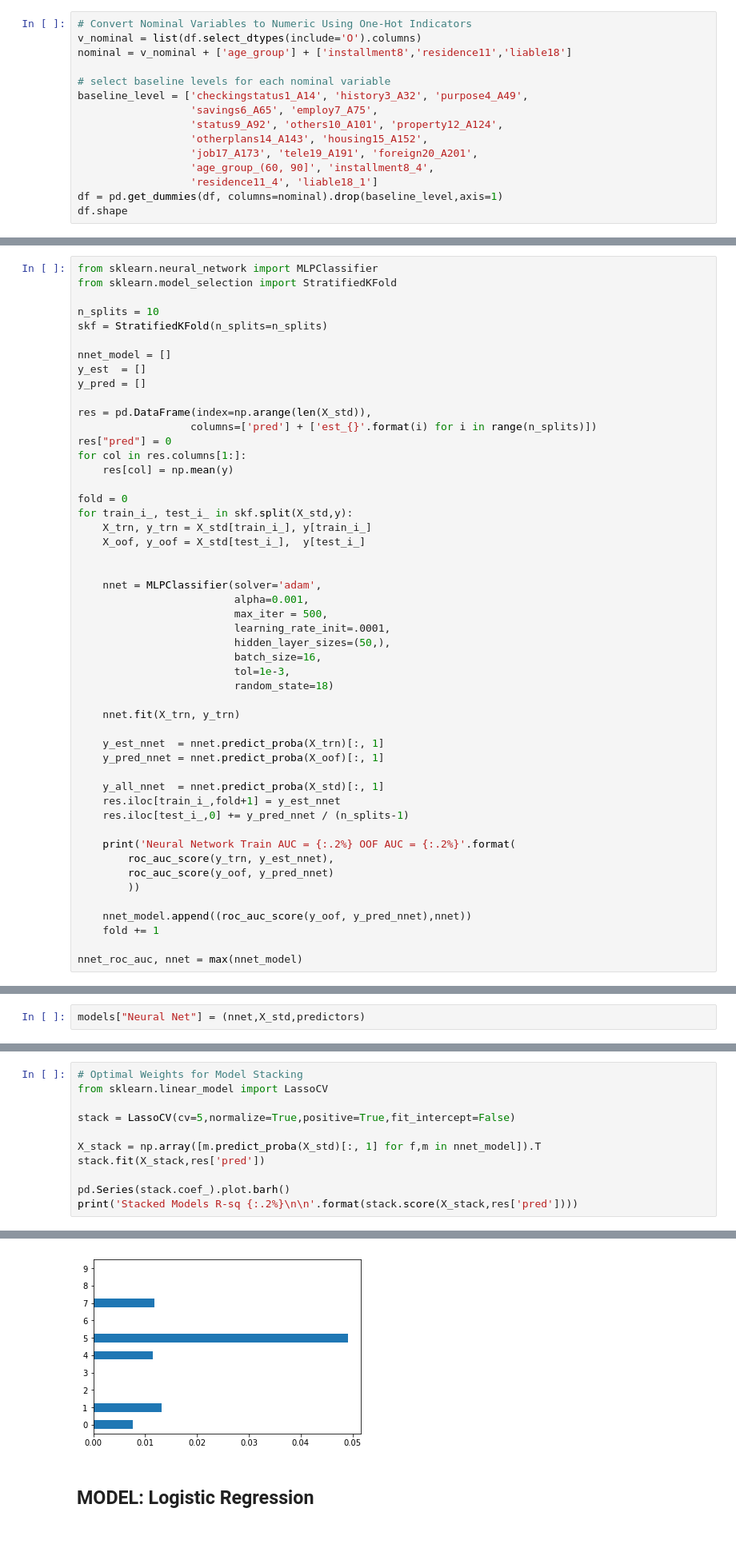
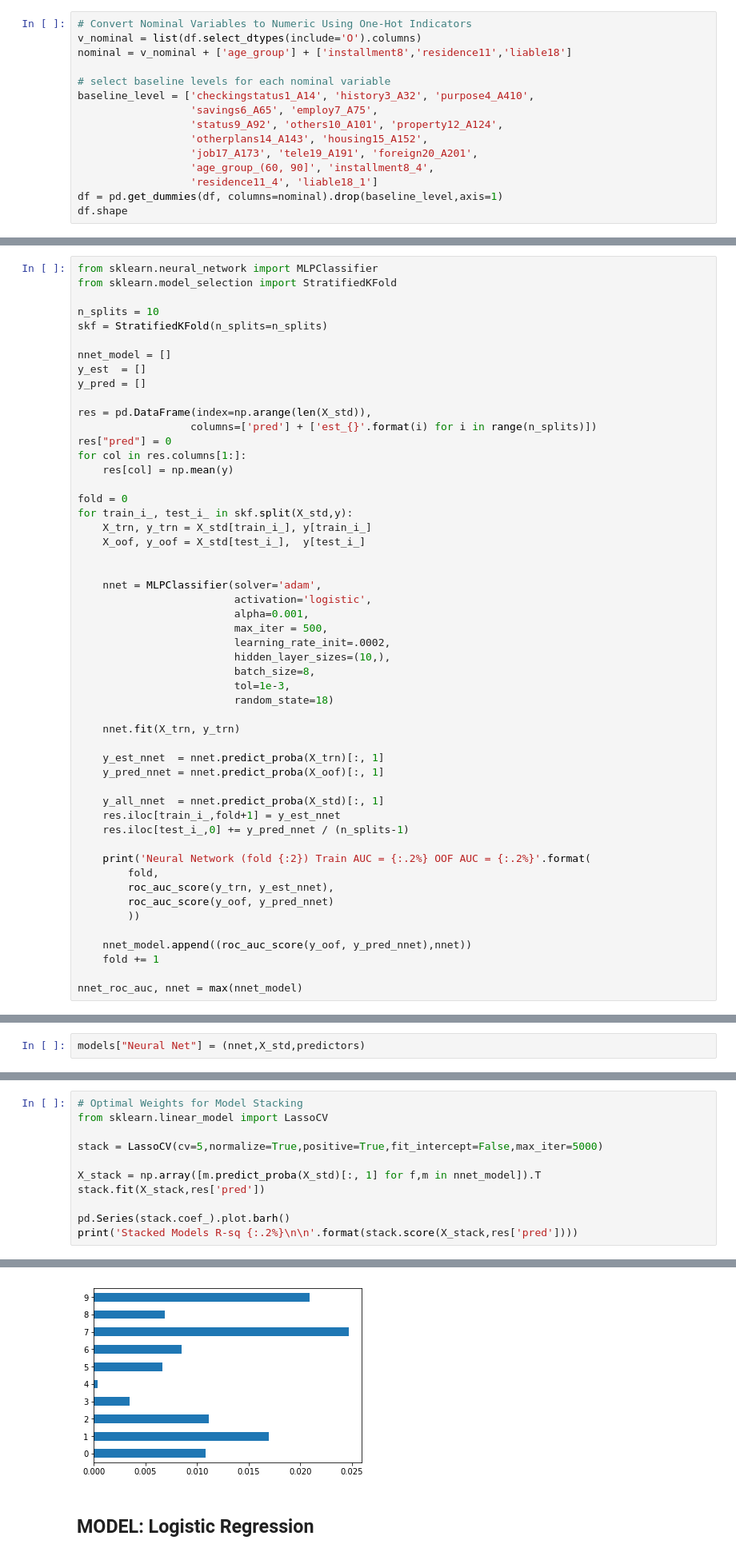
Before and after one commit to ispapadakis/GermanCredit, a Jupyter notebook: GermanCredit_V2.ipynb, the cells around one changed output, grey strips where cells are left out. Shown at 80% size. Cells and saved outputs as stored; diff of their text form.

```diff
--- a/GermanCredit_V2.ipynb
+++ b/GermanCredit_V2.ipynb
@@ -43,7 +44,7 @@ v_nominal = list(df.select_dtypes(include='O').columns)
 nominal = v_nominal + ['age_group'] + ['installment8','residence11','liable18']
 
 # select baseline levels for each nominal variable
-baseline_level = ['checkingstatus1_A14', 'history3_A32', 'purpose4_A49',
+baseline_level = ['checkingstatus1_A14', 'history3_A32', 'purpose4_A410',
                   'savings6_A65', 'employ7_A75',
                   'status9_A92', 'others10_A101', 'property12_A124',
                   'otherplans14_A143', 'housing15_A152',
@@ -332,11 +342,12 @@ for train_i_, test_i_ in skf.split(X_std,y):
 
 
     nnet = MLPClassifier(solver='adam',
+                         activation='logistic',
                          alpha=0.001,
                          max_iter = 500,
-                         learning_rate_init=.0001,
-                         hidden_layer_sizes=(50,),
-                         batch_size=16,
+                         learning_rate_init=.0002,
+                         hidden_layer_sizes=(10,),
+                         batch_size=8,
                          tol=1e-3,
                          random_state=18)
 
@@ -349,7 +360,8 @@ for train_i_, test_i_ in skf.split(X_std,y):
     res.iloc[train_i_,fold+1] = y_est_nnet
     res.iloc[test_i_,0] += y_pred_nnet / (n_splits-1)
 
-    print('Neural Network Train AUC = {:.2%} OOF AUC = {:.2%}'.format(
+    print('Neural Network (fold {:2}) Train AUC = {:.2%} OOF AUC = {:.2%}'.format(
+        fold,
         roc_auc_score(y_trn, y_est_nnet),
         roc_auc_score(y_oof, y_pred_nnet)
         ))
@@ -379,7 +391,7 @@ OUT OF FOLD AUC = 78.30%
 # Optimal Weights for Model Stacking
 from sklearn.linear_model import LassoCV
 
-stack = LassoCV(cv=5,normalize=True,positive=True,fit_intercept=False)
+stack = LassoCV(cv=5,normalize=True,positive=True,fit_intercept=False,max_iter=5000)
 
 X_stack = np.array([m.predict_proba(X_std)[:, 1] for f,m in nnet_model]).T
 stack.fit(X_stack,res['pred'])
@@ -391,4 +403,4 @@ Stacked Models R-sq 63.93%
-[figure, old version]
+[figure, new version]
 # %% [markdown]
 ## MODEL: Logistic Regression
 # %% [markdown]
```
Also changed, not shown: parts of 32 cells of this notebook, 4 other files.
